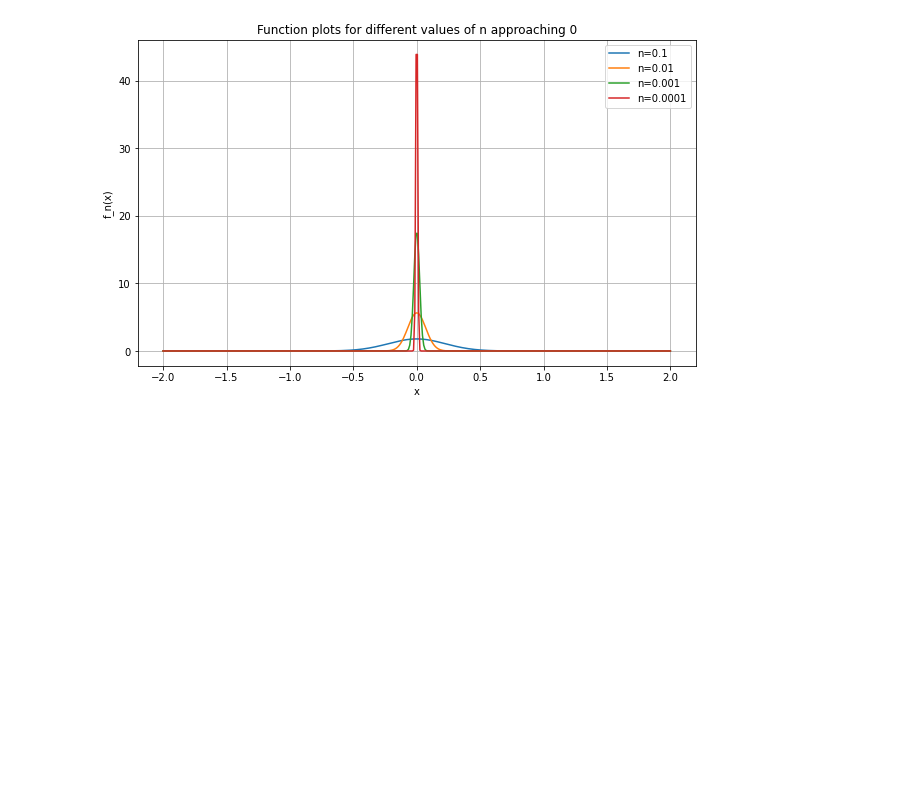
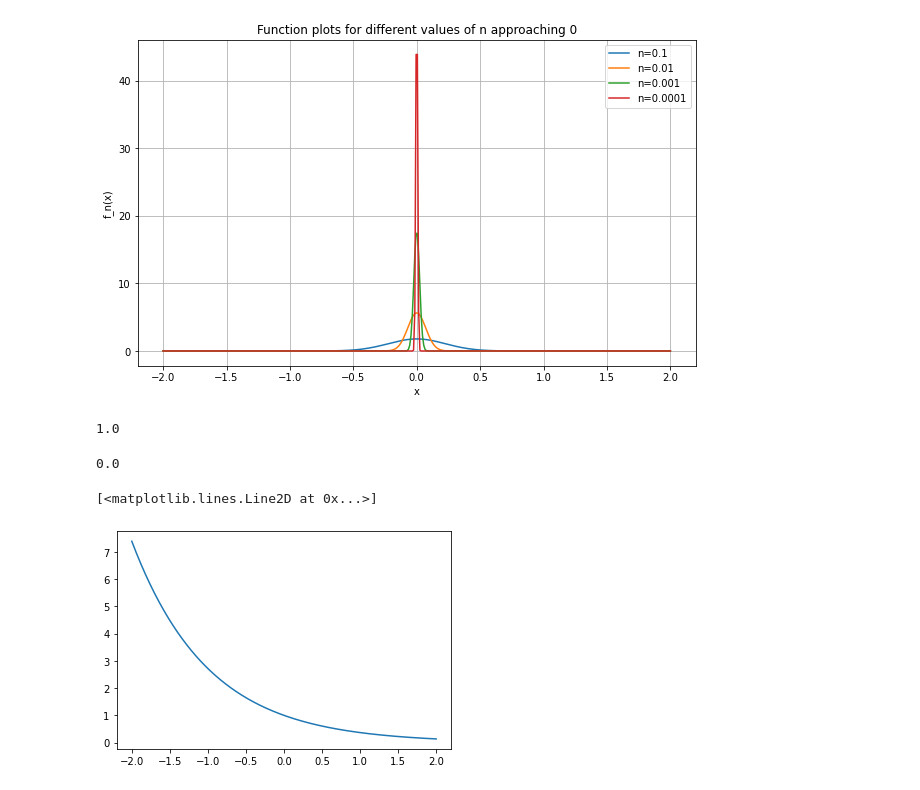
Before and after one commit to ManuelSVN/Nolting-Band-3, a Jupyter notebook: NoltingBand3/1.7 Aufgaben/Aufgabel 1_7_1.ipynb, the cells around one changed output. Cells and saved outputs as stored; diff of their text form; code cells hidden in the pictures; blank space fills up the shorter version.

```diff
--- a/NoltingBand3/1.7 Aufgaben/Aufgabel 1_7_1.ipynb
+++ b/NoltingBand3/1.7 Aufgaben/Aufgabel 1_7_1.ipynb
@@ -27,3 +27,25 @@ plt.grid(True)
 plt.show()
 # %% [output]
 [figure]
+# %%
+import matplotlib.pyplot as plt
+import numpy as np
+
+# Function as given in the image
+def f_n(x, a, n):
+    return np.exp(-(x - a)**2 / n)
+f_n(1, 1, 0.0001)
+# %% [output]
+1.0
+# %%
+print(f_n(1, 0, 0.0001))
+# %% [output]
+0.0
+# %%
+def f_n(x, a, n):
+    return np.exp(-(x))
+x = np.linspace(-2, 2, 400)
+plt.plot(x, f_n(x, a, n))
+# %% [output]
+[<matplotlib.lines.Line2D at 0x...>]
+[figure, added]
```
Also changed, not shown: parts of 4 cells of this notebook.
